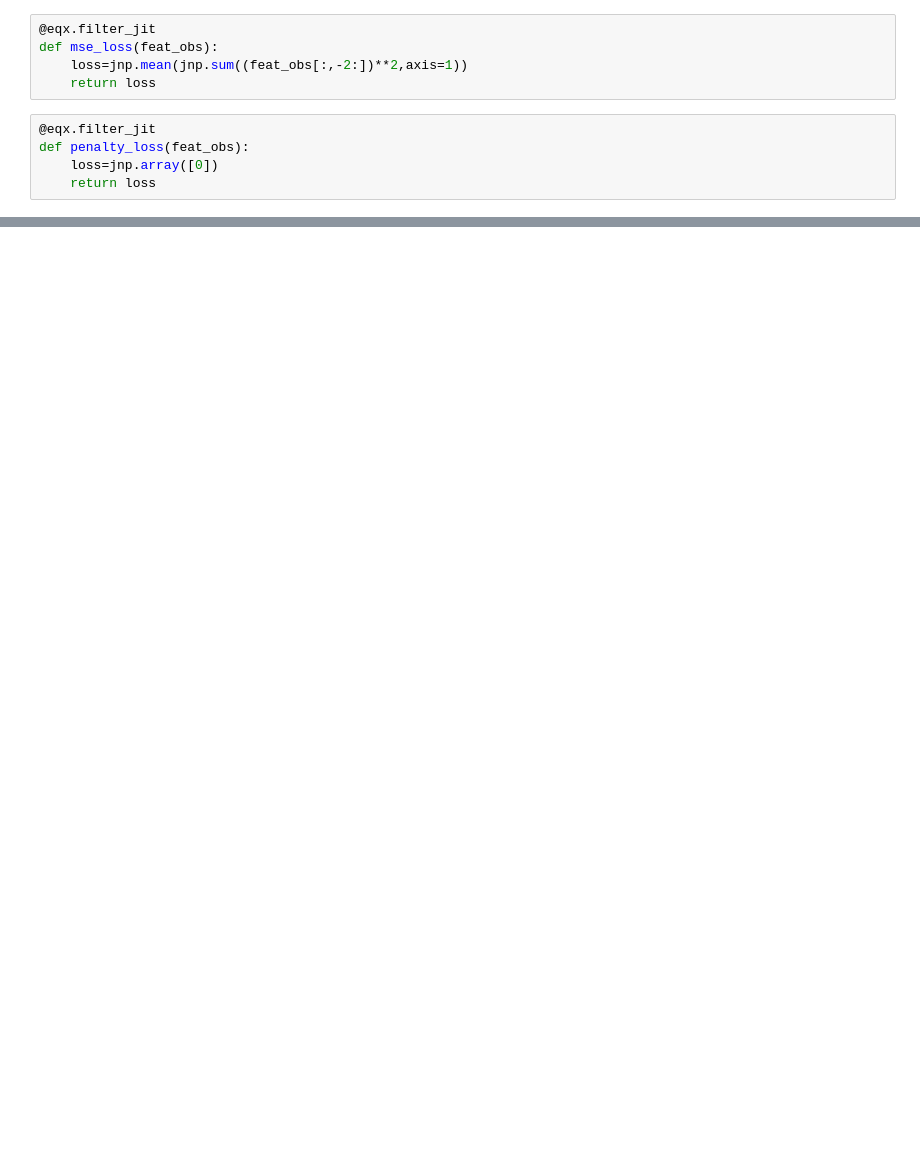
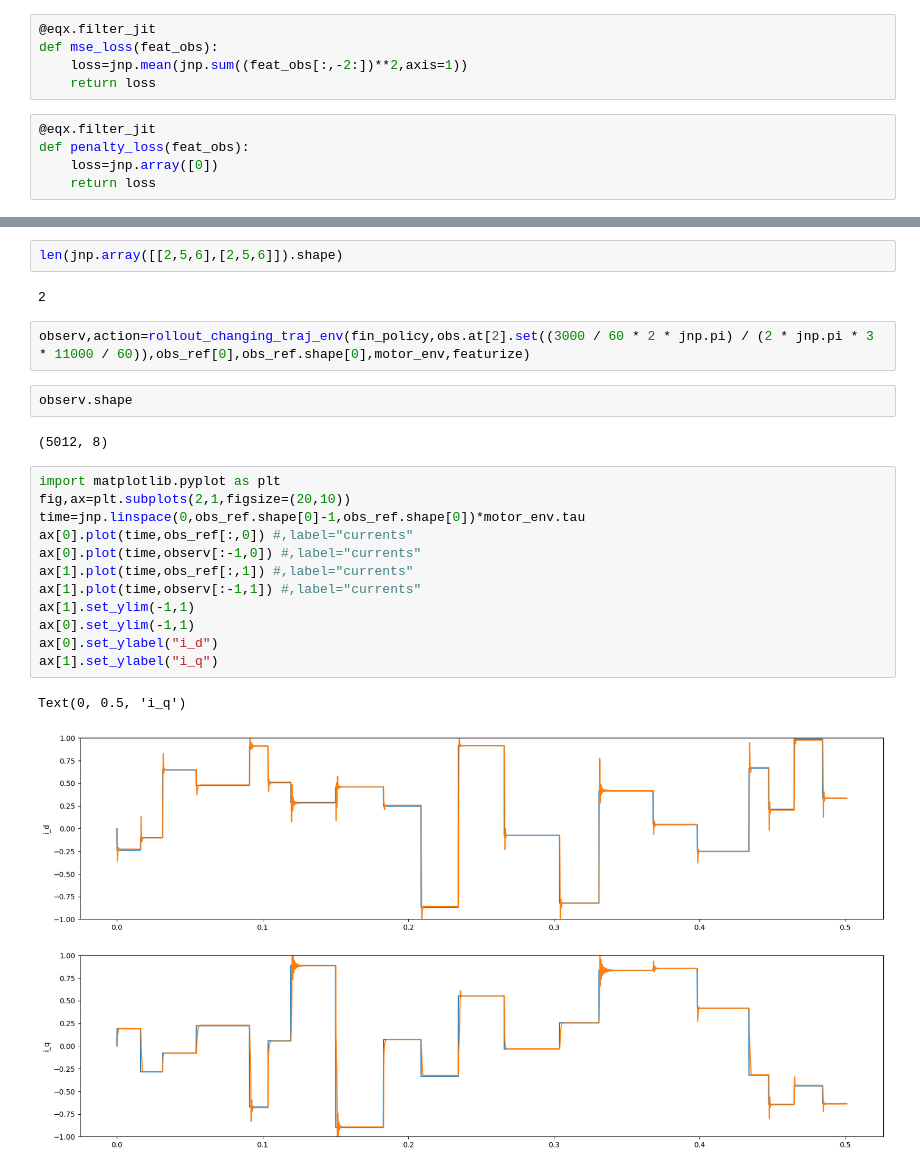
Before and after one commit to OliverSchw/dpc_project, a Jupyter notebook: dpc_control.ipynb, the cells around one changed output, grey strips where cells are left out. Cells and saved outputs as stored; diff of their text form; blank space fills up the shorter version.

```diff
--- a/dpc_control.ipynb
+++ b/dpc_control.ipynb
@@ -92,0 +233,25 @@ Text(0, 0.5, 'i_q')
+# %%
+len(jnp.array([[2,5,6],[2,5,6]]).shape)
+# %% [output]
+2
+# %%
+observ,action=rollout_changing_traj_env(fin_policy,obs.at[2].set((3000 / 60 * 2 * jnp.pi) / (2 * jnp.pi * 3 * 11000 / 60)),obs_ref[0],obs_ref.shape[0],motor_env,featurize)
+# %%
+observ.shape
+# %% [output]
+(5012, 8)
+# %%
+import matplotlib.pyplot as plt
+fig,ax=plt.subplots(2,1,figsize=(20,10))
+time=jnp.linspace(0,obs_ref.shape[0]-1,obs_ref.shape[0])*motor_env.tau
+ax[0].plot(time,obs_ref[:,0]) #,label="currents"
+ax[0].plot(time,observ[:-1,0]) #,label="currents"
+ax[1].plot(time,obs_ref[:,1]) #,label="currents"
+ax[1].plot(time,observ[:-1,1]) #,label="currents"
+ax[1].set_ylim(-1,1)
+ax[0].set_ylim(-1,1)
+ax[0].set_ylabel("i_d")
+ax[1].set_ylabel("i_q")
+# %% [output]
+Text(0, 0.5, 'i_q')
+[figure, added]
```
Also changed, not shown: parts of 28 cells of this notebook, 8 other files.
